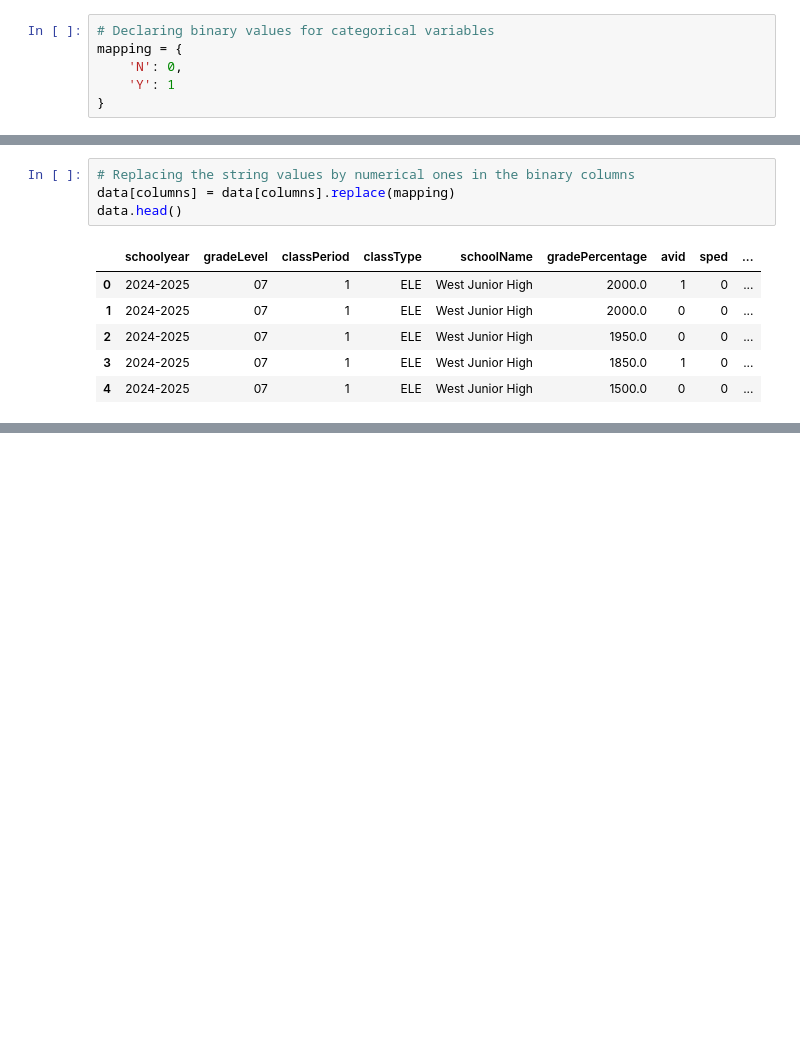
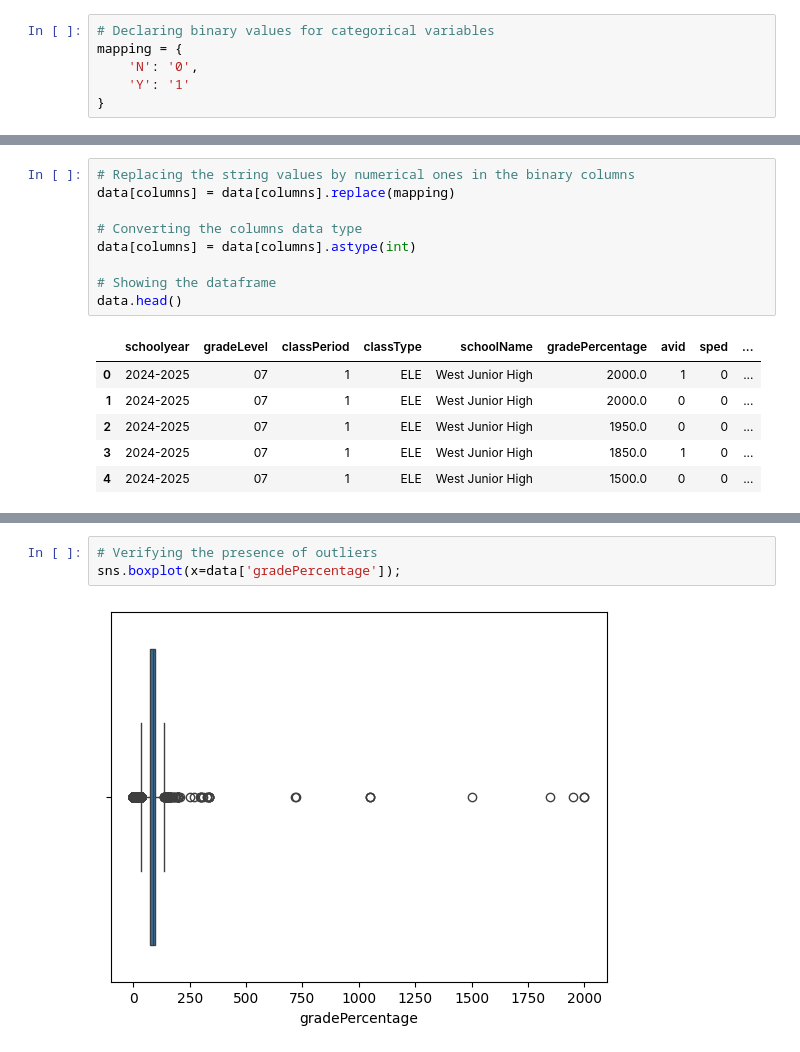
Before and after one commit to Matheus-Pombeiro/student_performance, a Jupyter notebook: student_performance.ipynb, the cells around one changed output, grey strips where cells are left out. Cells and saved outputs as stored; diff of their text form; blank space fills up the shorter version.

```diff
--- a/student_performance.ipynb
+++ b/student_performance.ipynb
@@ -51,8 +53,8 @@ memory usage: 16.9+ MB
 # %%
 # Declaring binary values for categorical variables
 mapping = {
-    'N': 0,
-    'Y': 1
+    'N': '0',
+    'Y': '1'
 }
 # %%
 # Identifying unique values present in the dataset columns
@@ -84,6 +86,11 @@ columns = ['avid', 'sped', 'migrant', 'ell']
 # %%
 # Replacing the string values by numerical ones in the binary columns
 data[columns] = data[columns].replace(mapping)
+
+# Converting the columns data type
+data[columns] = data[columns].astype(int)
+
+# Showing the dataframe
 data.head()
 # %% [output]
 |  | schoolyear | gradeLevel | classPeriod | classType | schoolName | gradePercentage | avid | sped | ... |
@@ -94,0 +141,5 @@ data.head()
+# %%
+# Verifying the presence of outliers
+sns.boxplot(x=data['gradePercentage']);
+# %% [output]
+[figure, added]
```
Also changed, not shown: parts of 16 cells of this notebook.
